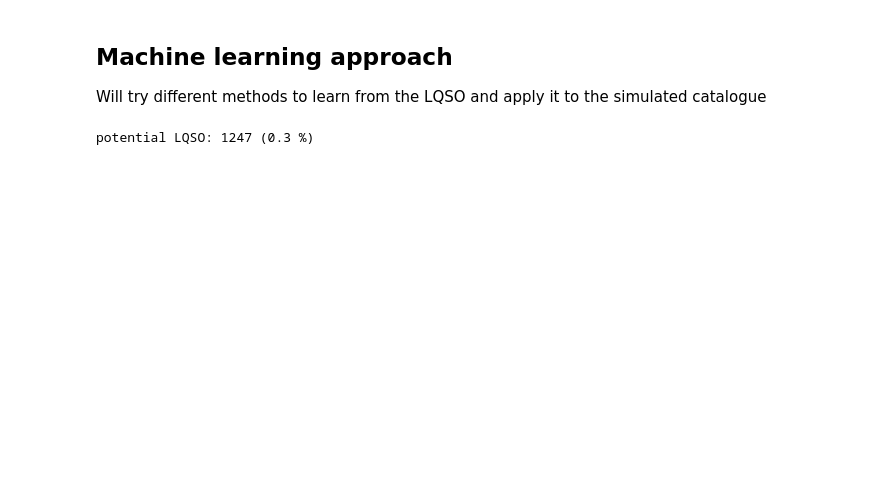
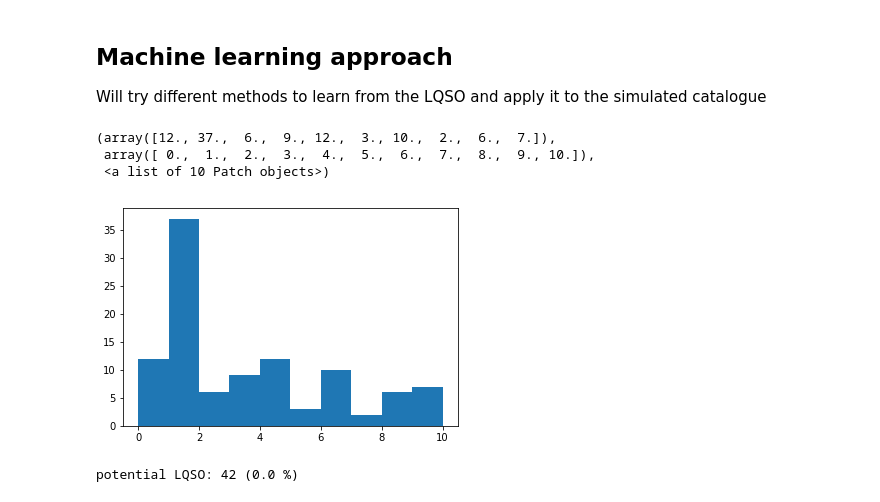
Before and after one commit to ivvv/MIsc, a Jupyter notebook: Lensed QSO DR2.ipynb, the cells around one changed output. Saved outputs shown, nothing was run; the diff lists cells and outputs as text; code cells hidden in the pictures; blank space fills up the shorter version.

Commit message:
Updates with RandomForestClassifier

```diff
--- a/Lensed QSO DR2.ipynb
+++ b/Lensed QSO DR2.ipynb
@@ -97,3 +71,7 @@ t2['type'] = 'QSO'
 # merge the two tables
 #
 tx = vstack([t1,t2])
+# %%
+ix = np.where(~np.isnan(tx['astrometric_pseudo_colour']))[0]
+tx = tx[ix]
+print (len(ix))
@@ -101,11 +81,10 @@ tx = vstack([t1,t2])
 #
 # now filter those with NaNs in the following columns
 #
-m1 = ~np.isnan(tx['pmra'])
-m2 = ~np.isnan(tx['pmdec'])
-m3 = ~np.isnan(tx['parallax'])
-m4 = ~np.isnan(tx['astrometric_pseudo_colour'])
-ix = (m1*m2*m3*m4)
+m1 = np.isnan(tx['pmra'])
+m2 = np.isnan(tx['pmdec'])
+m3 = np.isnan(tx['parallax'])
+ix = ~(m1 + m2 + m3)
 print (len(np.where(ix)[0]))
 #print (np.where(np.isnan(t['astrometric_pseudo_colour'])))
 t = tx[ix]
@@ -140,16 +119,22 @@ Total number of QSO is 490879
 #
 X = np.array([t['ra']*D2R,t['dec']*D2R]).transpose()
 # metric haversine is the distance on a sphere
-nbrs = NearestNeighbors(n_neighbors=4, algorithm='ball_tree').fit(X)
-#tree = BallTree(X,leaf_size=10,metric="haversine")
-distances, indices = nbrs.kneighbors(X)
+#nbrs = NearestNeighbors(n_neighbors=4, algorithm='ball_tree',metric='haversine').fit(X)
+#distances, indices = nbrs.kneighbors(X)
+tree = BallTree(X,leaf_size=30,metric="haversine")
+distances, indices = tree.query(X,k=4,sort_results=True)
 # %%
 #
 # add the distances to the nearest 3 neighbours in table
-t["n1"] = distances[:,1]
-t["n2"] = distances[:,2]
-t["n3"] = distances[:,3]
+# convert from radians to arcsec
 #
+t["n1"] = 3600.0*distances[:,1]/D2R
+t["n1"].unit = u.arcsec
+t["n2"] = 3600.0*distances[:,2]/D2R
+t["n2"].unit = u.arcsec
+t["n3"] = 3600.0*distances[:,3]/D2R
+t["n3"].unit = u.arcsec
+#
 # %% [markdown]
 ## Machine learning approach
 
@@ -163,15 +148,24 @@ X = np.array([t["mu"],t["mu_error"],t["parallax"],t["parallax_error"],\
 # the shape should be (n_samples, n_features)
 y = np.zeros(nt,dtype=np.uint8)
 y[i_lqso] = 1
+# %%
+plt.hist(t['n3'],range=(0,10))
+# %% [output]
+(array([12., 37.,  6.,  9., 12.,  3., 10.,  2.,  6.,  7.]),
+ array([ 0.,  1.,  2.,  3.,  4.,  5.,  6.,  7.,  8.,  9., 10.]),
+ <a list of 10 Patch objects>)
+[figure, added]
 # %%
 nr_qso = 10000
 isub = np.hstack([i_lqso,np.random.choice(i_qso,size=nr_qso)])
 Xp = X[isub,:]
 yp = y[isub]
-clf = tree.DecisionTreeClassifier()
+#clf = sktree.DecisionTreeClassifier()
+clf = RandomForestClassifier()
 clf.fit(Xp, yp)
 #
 ipred = np.where(clf.predict(X[i_qso,:]) == 1)[0]
+tpred = t[i_qso[ipred]]
 print ("potential LQSO: {} ({:.1f} %)".format(len(ipred),100*len(ipred)/n_qso))
 # %% [output]
-potential LQSO: 1247 (0.3 %)
+potential LQSO: 42 (0.0 %)
```
Also changed, not shown: parts of 10 cells of this notebook.
